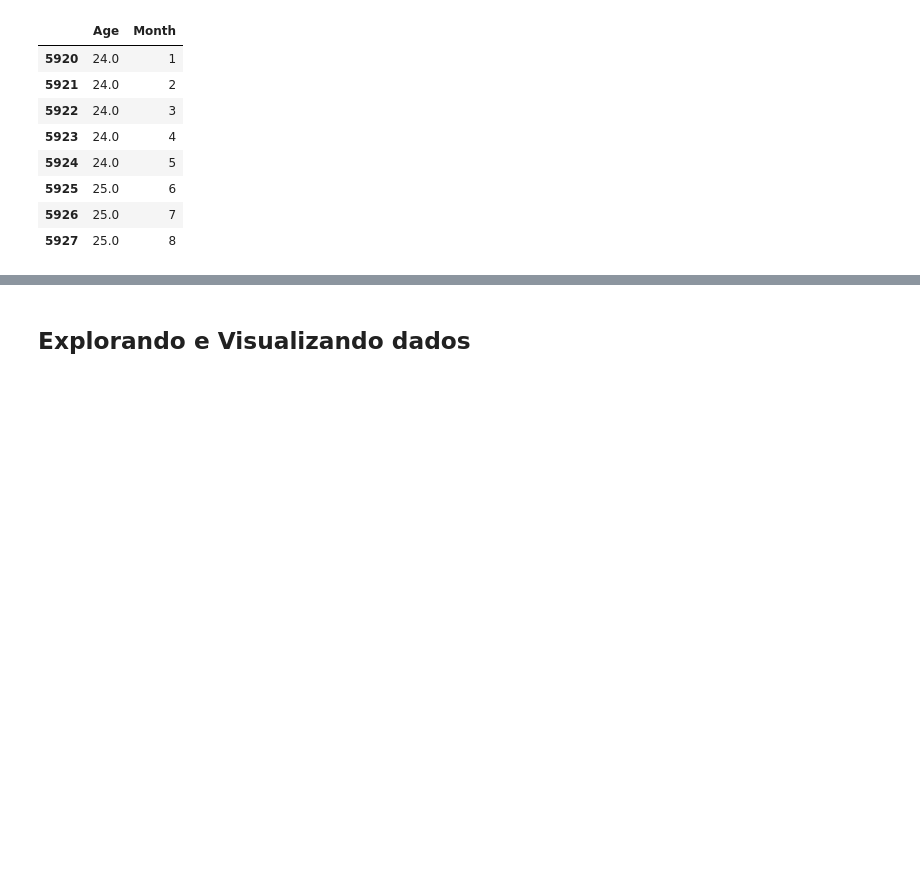
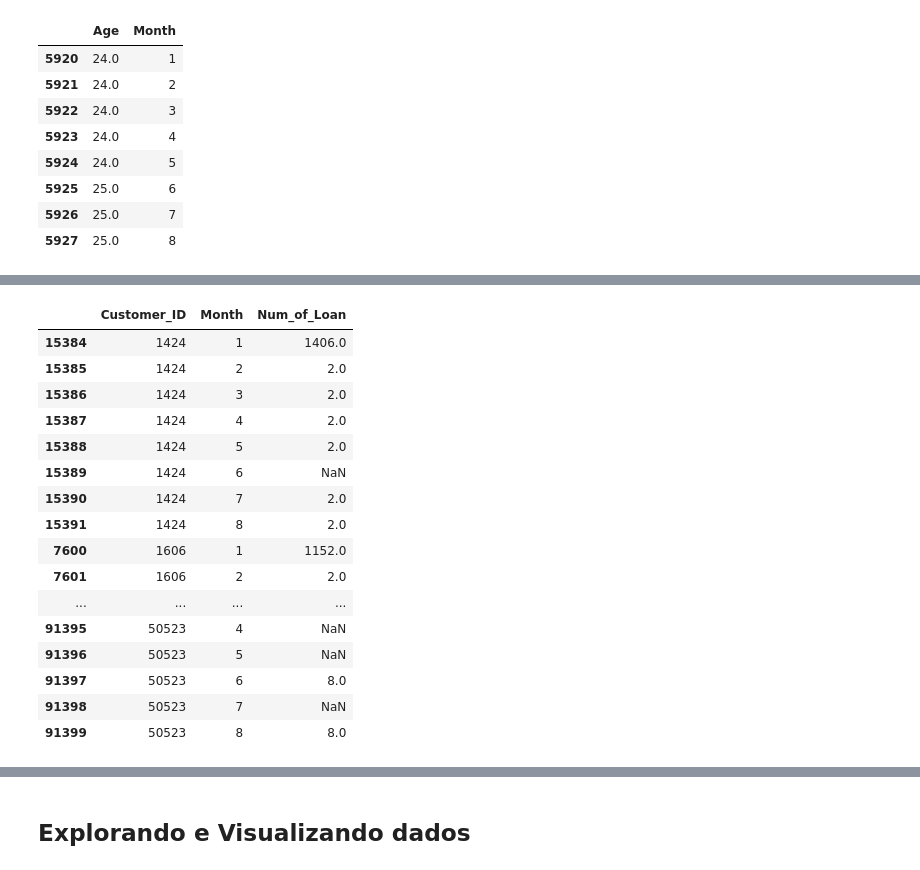
Before and after one commit to SLMath/Credit_Score-Analysis, a Jupyter notebook: credit_score.ipynb, the cells around one changed output, grey strips where cells are left out. Cells and saved outputs as stored; diff of their text form; code cells hidden in the pictures; blank space fills up the shorter version.

```diff
--- a/credit_score.ipynb
+++ b/credit_score.ipynb
@@ -568,0 +620,31 @@ data_df[data_df.Customer_ID == 22419][['Age', 'Month']]
+# %%
+# Para o customer 12360, há um valor muito discrepante
+# Com base nele, vamos trocar os valores isolados:
+# Quando houve uma variação maior de 30 unidades por mes (1 por dia),
+#   colocaremos nulos no lugar
+def change_over30_inc(values):
+    col = values.columns[0]
+
+    # ordenar por mes, ignorando os nulos
+    values_aux = values.dropna().sort_values('Month', ascending= True)
+    # computar a diferença de tempo e de valor, linha a linha
+    values_aux = values_aux - values_aux.shift(1)
+    # eliminar primeira linha, pois o shift nela é nulo
+    values_aux = values_aux.iloc[1:]
+    # calculo da taxa de mudanca mensal do valor
+    values_aux['change'] = values_aux[col] / values_aux['Month']
+    # anular os valores para taxas acima de 30
+    values.loc[values_aux[values_aux['change'] > 30].index, col] = np.nan
+
+    return values[[col]]
+
+data_df['Num_of_Loan'] = data_df.groupby(
+    data_df['Customer_ID'], group_keys=False
+    )[['Num_of_Loan', 'Month']].apply(
+        change_over30_inc
+        )
+
+# e reavaliar
+data_df[
+    data_df['Num_of_Loan'].groupby(data_df['Customer_ID']).transform(is_not_monotonic)
+][['Customer_ID', 'Month', 'Num_of_Loan']]
@@ -568,0 +684,24 @@ data_df[data_df.Customer_ID == 22419][['Age', 'Month']]
+# %%
+pd.concat([
+    data_df[data_df['Customer_ID'] == 1424],
+    data_df[data_df['Customer_ID'] == 1606],
+    data_df[data_df['Customer_ID'] == 50523]
+])[['Customer_ID', 'Month', 'Num_of_Loan']]
+# %% [output]
+|  | Customer_ID | Month | Num_of_Loan |
+| 15384 | 1424 | 1 | 1406.0 |
+| 15385 | 1424 | 2 | 2.0 |
+| 15386 | 1424 | 3 | 2.0 |
+| 15387 | 1424 | 4 | 2.0 |
+| 15388 | 1424 | 5 | 2.0 |
+| 15389 | 1424 | 6 | NaN |
+| 15390 | 1424 | 7 | 2.0 |
+| 15391 | 1424 | 8 | 2.0 |
+| 7600 | 1606 | 1 | 1152.0 |
+| 7601 | 1606 | 2 | 2.0 |
+| ... | ... | ... | ... |
+| 91395 | 50523 | 4 | NaN |
+| 91396 | 50523 | 5 | NaN |
+| 91397 | 50523 | 6 | 8.0 |
+| 91398 | 50523 | 7 | NaN |
+| 91399 | 50523 | 8 | 8.0 |
```
Also changed, not shown: parts of 67 cells of this notebook.
